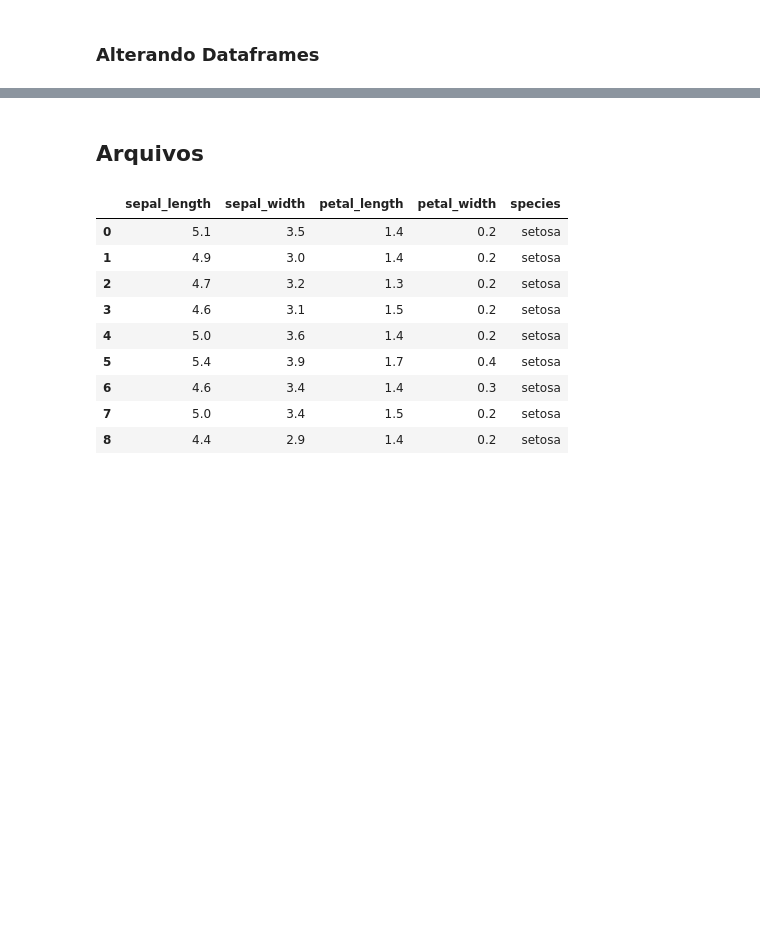
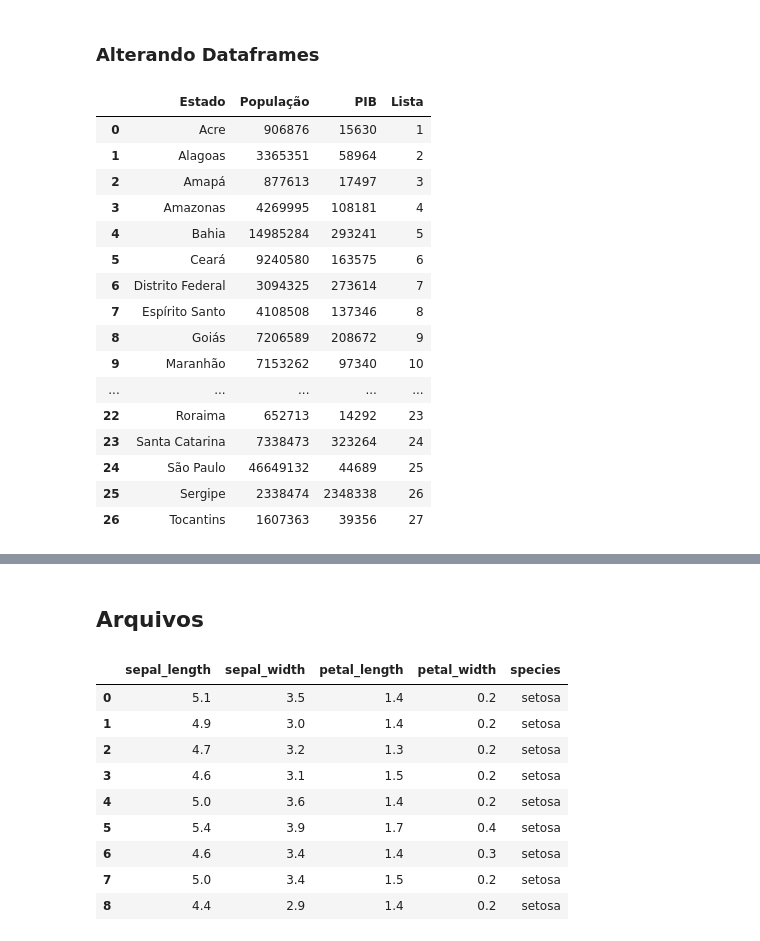
Before and after one commit to F-Neres/NotasPessoais, a Jupyter notebook: Notas/Pacotes/Pandas.ipynb, the cells around one changed output, grey strips where cells are left out. Drawn from its saved outputs; the diff is of its cells as text; code cells hidden in the pictures; blank space fills up the shorter version.

```diff
--- a/Notas/Pacotes/Pandas.ipynb
+++ b/Notas/Pacotes/Pandas.ipynb
@@ -675,2 +689,26 @@ dtype: object
 # %% [markdown]
 ### Alterando Dataframes
+# %%
+# Criando nova coluna com uma lista por valores
+
+Tabela2['Lista'] = [1,2,3,4,5,6,7,8,9,10,11,12,13,14,15,16,17,18,19,20,21,22,23,24,25,26,27]
+
+Tabela2
+# %% [output]
+|  | Estado | População | PIB | Lista |
+| 0 | Acre | 906876 | 15630 | 1 |
+| 1 | Alagoas | 3365351 | 58964 | 2 |
+| 2 | Amapá | 877613 | 17497 | 3 |
+| 3 | Amazonas | 4269995 | 108181 | 4 |
+| 4 | Bahia | 14985284 | 293241 | 5 |
+| 5 | Ceará | 9240580 | 163575 | 6 |
+| 6 | Distrito Federal | 3094325 | 273614 | 7 |
+| 7 | Espírito Santo | 4108508 | 137346 | 8 |
+| 8 | Goiás | 7206589 | 208672 | 9 |
+| 9 | Maranhão | 7153262 | 97340 | 10 |
+| ... | ... | ... | ... | ... |
+| 22 | Roraima | 652713 | 14292 | 23 |
+| 23 | Santa Catarina | 7338473 | 323264 | 24 |
+| 24 | São Paulo | 46649132 | 44689 | 25 |
+| 25 | Sergipe | 2338474 | 2348338 | 26 |
+| 26 | Tocantins | 1607363 | 39356 | 27 |
```
Also changed, not shown: parts of 2 cells of this notebook.
